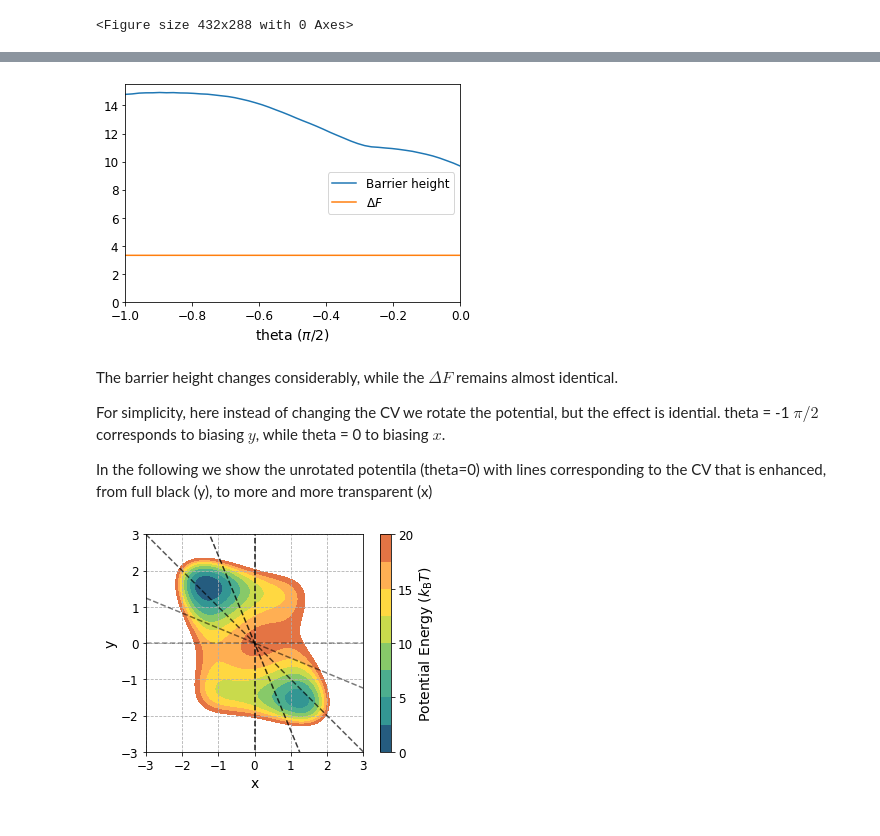
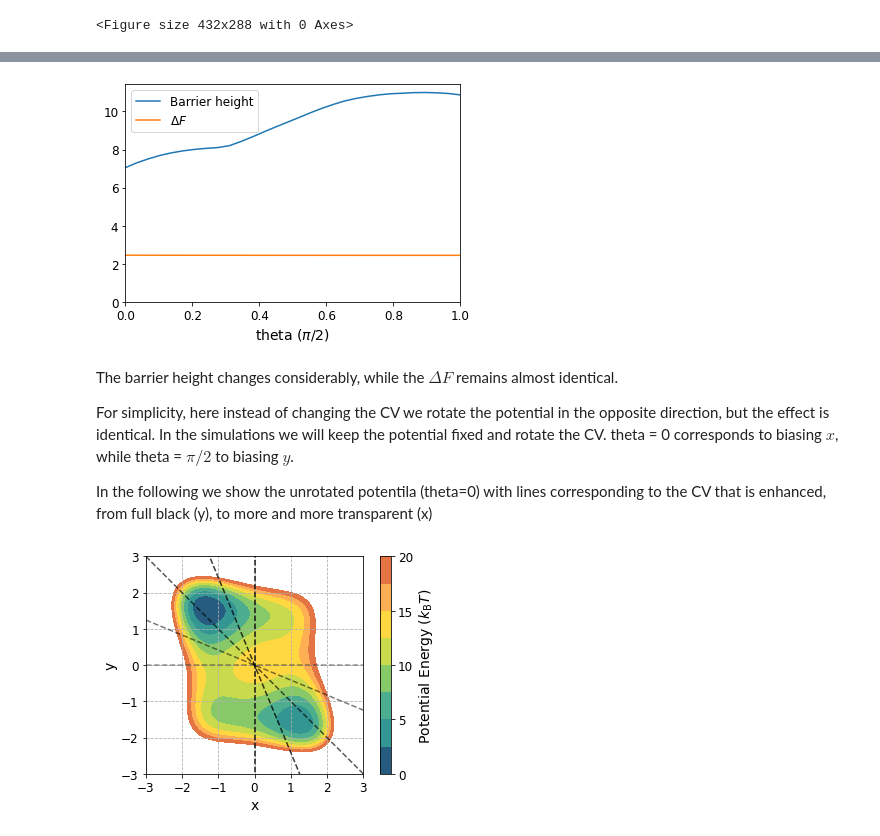
Before and after one commit to invemichele/OPES-flooding, a Jupyter notebook: 2Dpotential/wolfe-quapp.ipynb, the cells around one changed output, grey strips where cells are left out. Cells and saved outputs as stored; diff of their text form; code cells hidden in the pictures.

```diff
--- a/2Dpotential/wolfe-quapp.ipynb
+++ b/2Dpotential/wolfe-quapp.ipynb
@@ -39,7 +39,7 @@ def WolfeQuapp(x, y, theta=0, scale=1):
         return WolfeQuapp(c*x-s*y, s*x+c*y, theta=0, scale=scale)
 # %%
 #modified Wolfe-Quapp potential (used in all our previous papers)
-def WolfeQuapp2(x, y, theta=-0.6*np.pi/4, scale=2):
+def WolfeQuapp2(x, y, theta=-0.3*np.pi/2, scale=1.5):
     if theta == 0:
         ene = x**4 + y**4 - 2 * x**2 - 4 * y**2 + 2 * x * y + 0.8 * x + 0.1 * y
         shift = 9.28
@@ -100,7 +100,7 @@ for theta in thetas:
     fig.set_size_inches((5, 9.25))
     gs = fig.add_gridspec(3, hspace=0)
     axs = gs.subplots(sharex=True, sharey=False)
-    axs[0].set_title(f'theta = {theta/np.pi*2:.2f} $\pi/2$')
+    axs[0].set_title(f'theta = {0-theta/np.pi*2:.2f} $\pi/2$')
 
     plot_2Dpotential(axs[0], WolfeQuapp2, '$U(x,y)$', '(a)', theta=theta)
 
@@ -129,18 +129,18 @@ for theta in thetas:
 # %%
-plt.plot(thetas/np.pi*2, barriers, label='Barrier height')
-plt.plot(thetas/np.pi*2, deltaFs, label='$\Delta F$')
+plt.plot(-thetas/np.pi*2, barriers, label='Barrier height')
+plt.plot(-thetas/np.pi*2, deltaFs, label='$\Delta F$')
 plt.ylim(0, None)
-plt.xlim(-1,0)
+plt.xlim(0,1)
 plt.legend()
 plt.xlabel('theta ($\pi/2$)')
 plt.show()
 # %% [output]
-[figure, old version]
+[figure, new version]
 # %% [markdown]
 The barrier height changes considerably, while the $\Delta F$ remains almost identical.
 
-For simplicity, here instead of changing the CV we rotate the potential, but the effect is idential.
-theta = -1 $\pi/2$ corresponds to biasing $y$, while theta = 0 to biasing $x$.
+For simplicity, here instead of changing the CV we rotate the potential in the opposite direction, but the effect is identical. In the simulations we will keep the potential fixed and rotate the CV.
+</br>theta = 0 corresponds to biasing $x$, while theta = $\pi/2$ to biasing $y$.
 
 In the following we show the unrotated potentila (theta=0) with lines corresponding to the CV that is enhanced, from full black (y), to more and more transparent (x)
 # %%
@@ -150,4 +150,4 @@ for theta in thetas:
     ax.plot(x_bins, np.tan(theta)*x_bins, c='black', linestyle='dashed', alpha=0.4-theta/np.pi)
 plt.show()
 # %% [output]
-[figure, old version]
+[figure, new version]
```
Also changed, not shown: parts of 1 cell of this notebook.
